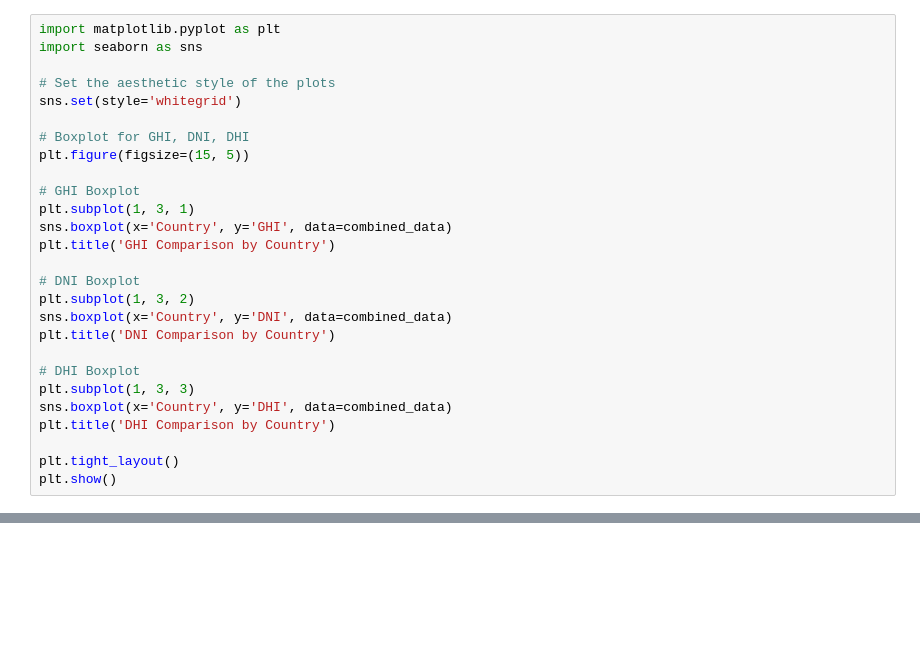
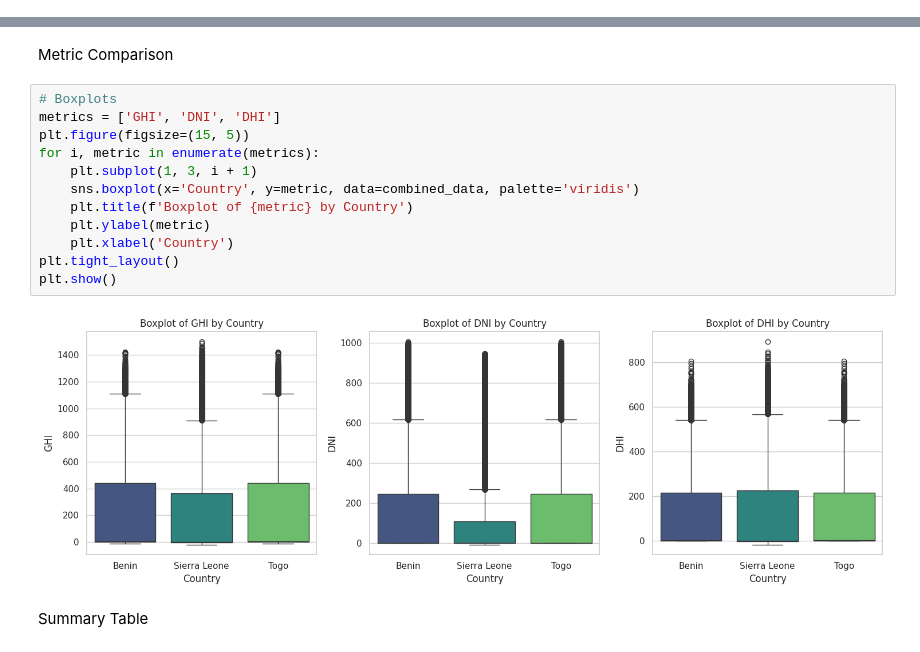
Before and after one commit to Gashaye1023/solar-challenge-week1, a Jupyter notebook: compare_countries.ipynb, the cells around one changed output, grey strips where cells are left out. Drawn from its saved outputs; the diff is of its cells as text; blank space fills up the shorter version.

Commit message:
combined data

```diff
--- a/compare_countries.ipynb
+++ b/compare_countries.ipynb
@@ -16,27 +10,0 @@ combined_data = pd.concat([benin, sierra_leone, togo], ignore_index=True)
-# %%
-import matplotlib.pyplot as plt
-import seaborn as sns
-
-# Set the aesthetic style of the plots
-sns.set(style='whitegrid')
-
-# Boxplot for GHI, DNI, DHI
-plt.figure(figsize=(15, 5))
-
-# GHI Boxplot
-plt.subplot(1, 3, 1)
-sns.boxplot(x='Country', y='GHI', data=combined_data)
-plt.title('GHI Comparison by Country')
-
-# DNI Boxplot
-plt.subplot(1, 3, 2)
-sns.boxplot(x='Country', y='DNI', data=combined_data)
-plt.title('DNI Comparison by Country')
-
-# DHI Boxplot
-plt.subplot(1, 3, 3)
-sns.boxplot(x='Country', y='DHI', data=combined_data)
-plt.title('DHI Comparison by Country')
-
-plt.tight_layout()
-plt.show()
@@ -46,0 +26,18 @@ print(summary_stats)
+# %% [markdown]
+Metric Comparison
+# %%
+# Boxplots
+metrics = ['GHI', 'DNI', 'DHI']
+plt.figure(figsize=(15, 5))
+for i, metric in enumerate(metrics):
+    plt.subplot(1, 3, i + 1)
+    sns.boxplot(x='Country', y=metric, data=combined_data, palette='viridis')
+    plt.title(f'Boxplot of {metric} by Country')
+    plt.ylabel(metric)
+    plt.xlabel('Country')
+plt.tight_layout()
+plt.show()
+# %% [output]
+[figure, added]
+# %% [markdown]
+Summary Table
```
Also changed, not shown: parts of 9 cells of this notebook.
